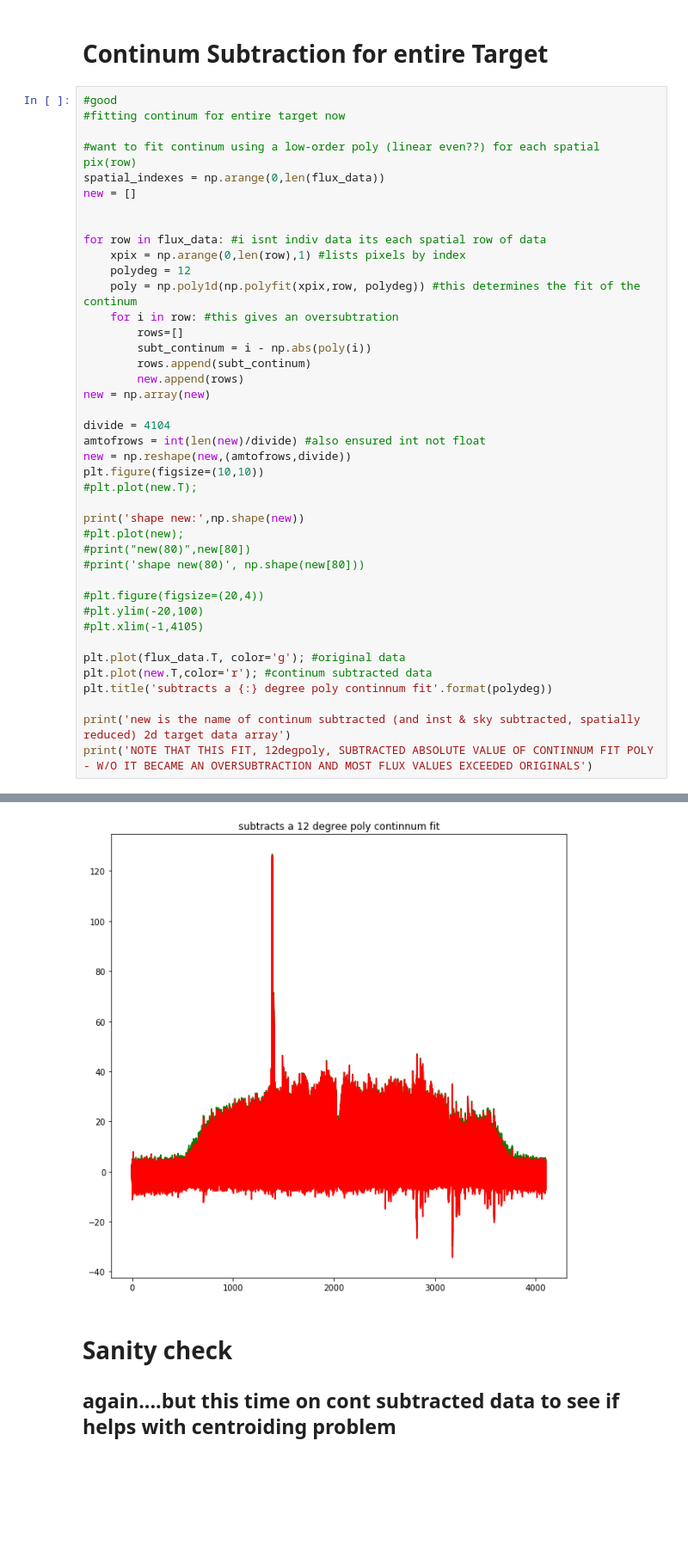
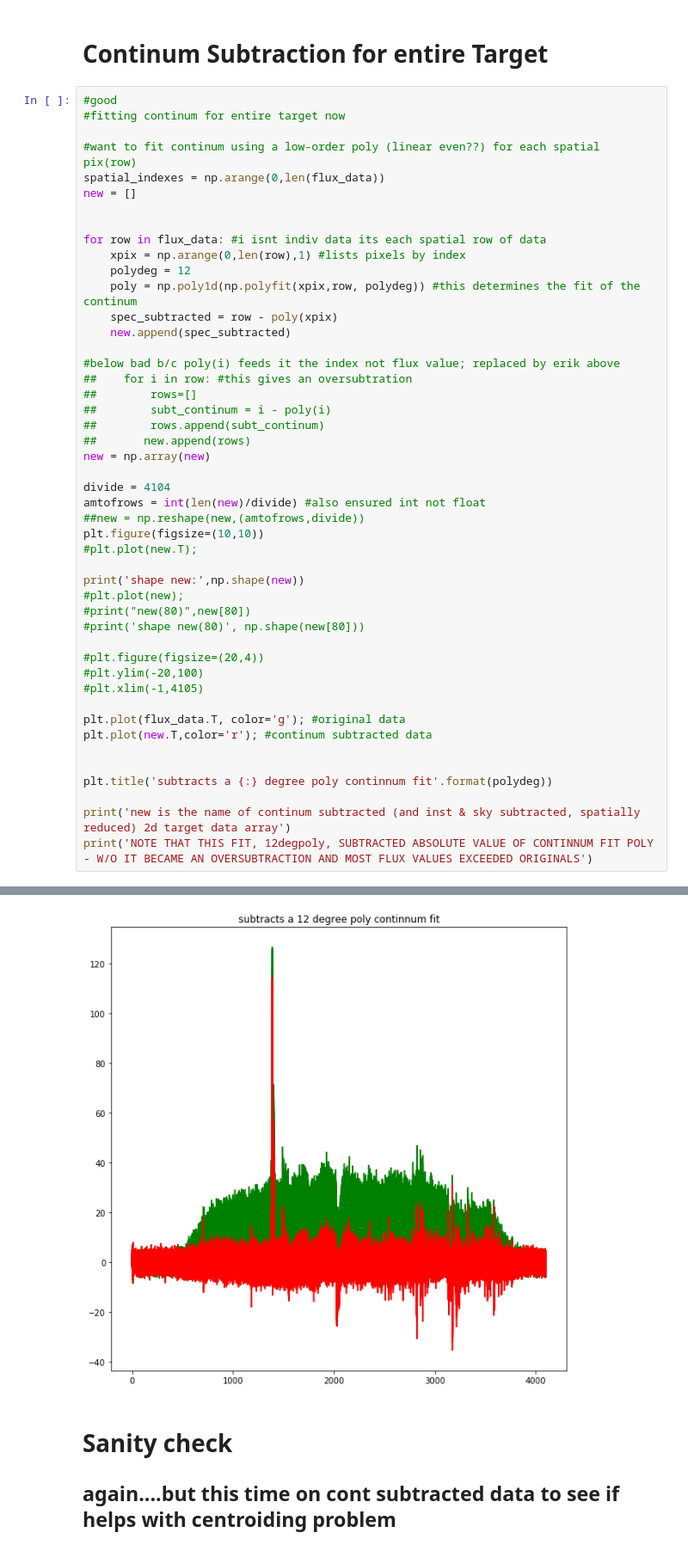
Before and after one commit to deerow22/data_reduction_scrap, a Jupyter notebook: Rotation Curve for Catch 22.ipynb, the cells around one changed output, grey strips where cells are left out. Shown at 86% size. Saved outputs shown, nothing was run; the diff lists cells and outputs as text; blank space fills up the shorter version.

```diff
--- a/Rotation Curve for Catch 22.ipynb
+++ b/Rotation Curve for Catch 22.ipynb
@@ -780,40 +780,46 @@ new = []
 for row in flux_data: #i isnt indiv data its each spatial row of data
     xpix = np.arange(0,len(row),1) #lists pixels by index
     polydeg = 12
     poly = np.poly1d(np.polyfit(xpix,row, polydeg)) #this determines the fit of the continum
-    for i in row: #this gives an oversubtration
-        rows=[]
-        subt_continum = i - np.abs(poly(i))
-        rows.append(subt_continum)
-        new.append(rows)
+    spec_subtracted = row - poly(xpix)
+    new.append(spec_subtracted)
+
+#below bad b/c poly(i) feeds it the index not flux value; replaced by erik above
+##    for i in row: #this gives an oversubtration
+##        rows=[]
+##        subt_continum = i - poly(i)
+##        rows.append(subt_continum)
+##       new.append(rows)
 new = np.array(new)
 
 divide = 4104
 amtofrows = int(len(new)/divide) #also ensured int not float
-new = np.reshape(new,(amtofrows,divide))
+##new = np.reshape(new,(amtofrows,divide))
 plt.figure(figsize=(10,10))
 #plt.plot(new.T);
 
 print('shape new:',np.shape(new))
 #plt.plot(new);
 #print("new(80)",new[80])
 #print('shape new(80)', np.shape(new[80]))
 
 #plt.figure(figsize=(20,4))
 #plt.ylim(-20,100)
 #plt.xlim(-1,4105)
 
 plt.plot(flux_data.T, color='g'); #original data
 plt.plot(new.T,color='r'); #continum subtracted data
+
+
 plt.title('subtracts a {:} degree poly continnum fit'.format(polydeg))
 
 print('new is the name of continum subtracted (and inst & sky subtracted, spatially reduced) 2d target data array')
 print('NOTE THAT THIS FIT, 12degpoly, SUBTRACTED ABSOLUTE VALUE OF CONTINNUM FIT POLY - W/O IT BECAME AN OVERSUBTRACTION AND MOST FLUX VALUES EXCEEDED ORIGINALS')
 # %% [output]
 shape new: (226, 4104)
 new is the name of continum subtracted (and inst & sky subtracted, spatially reduced) 2d target data array
 NOTE THAT THIS FIT, 12degpoly, SUBTRACTED ABSOLUTE VALUE OF CONTINNUM FIT POLY - W/O IT BECAME AN OVERSUBTRACTION AND MOST FLUX VALUES EXCEEDED ORIGINALS
-[figure, old version]
+[figure, new version]
 # %% [markdown]
 # Sanity check
 ## again....but this time on cont subtracted data to see if helps with centroiding problem
```
Also changed, not shown: parts of 15 cells of this notebook.
